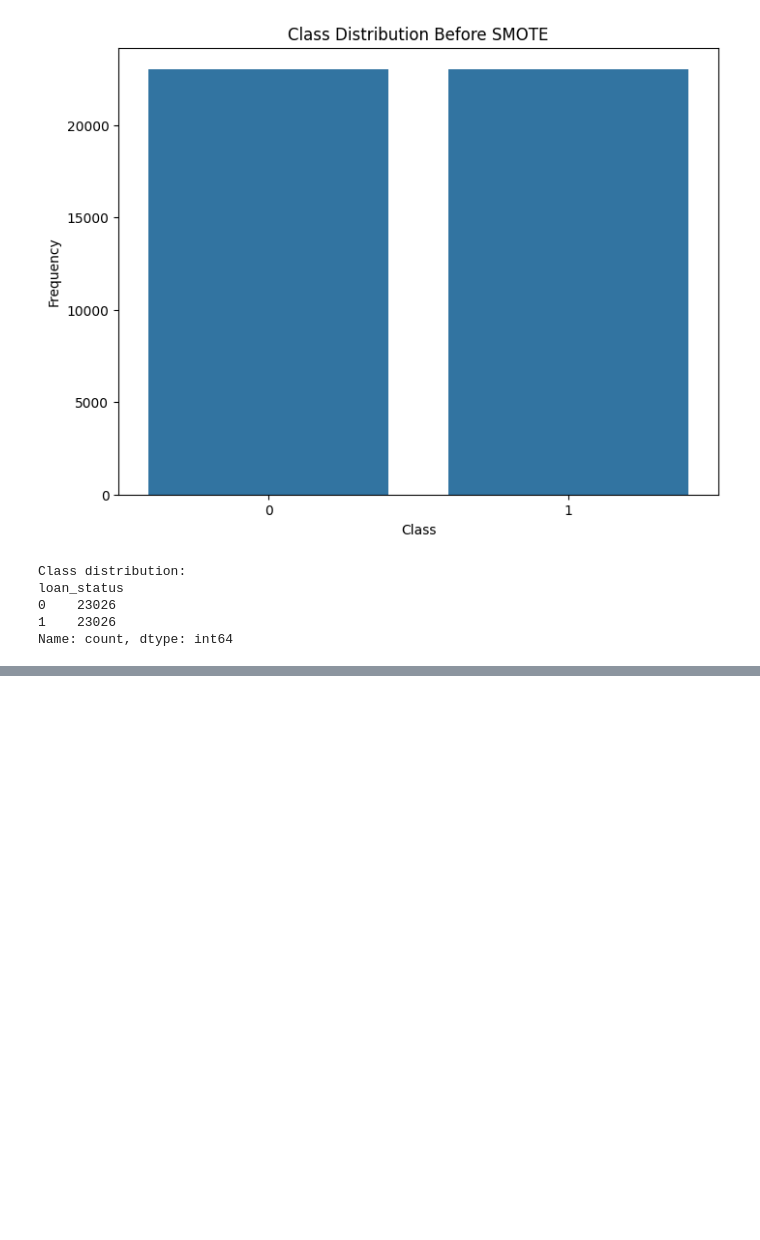
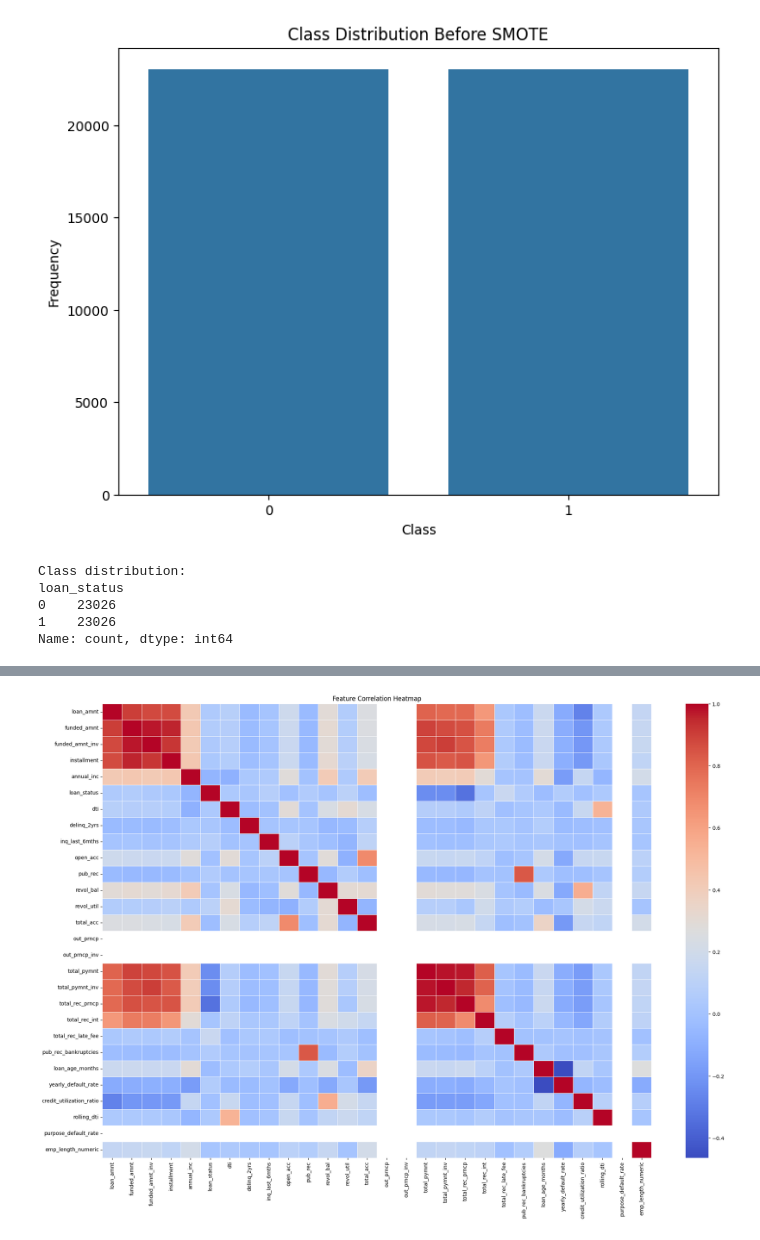
Before and after one commit to dhanmoti/ml-exercise, a Jupyter notebook: SMU_FNCE685_G2_PD_Prediction_v2.ipynb, the cells around one changed output, grey strips where cells are left out. Saved outputs shown, nothing was run; the diff lists cells and outputs as text; code cells hidden in the pictures; blank space fills up the shorter version.

```diff
--- a/SMU_FNCE685_G2_PD_Prediction_v2.ipynb
+++ b/SMU_FNCE685_G2_PD_Prediction_v2.ipynb
@@ -860,0 +1291,19 @@ plot_roc_curve(y_test, y_pred_proba, "LogisticRegression")
+# %%
+# Handle missing values. Drop if it is not normal distribution
+df_fe['pub_rec_bankruptcies'].fillna(df_fe[col].mode(), inplace=True)
+df_fe['emp_length'].fillna(df_fe[col].median(), inplace=True)
+df_fe['revol_util'].fillna(df_fe[col].mean(), inplace=True)
+# %%
+# 3. Convert date columns to datetime objects.
+date_columns = {
+      'last_credit_pull_d': '%b-%y',
+      'earliest_cr_line': '%b-%y'
+}
+for col, date_format in date_columns.items():
+    if col in df_fe.columns:
+        df_fe[col] = pd.to_datetime(df_fe[col], format=date_format)
+
+# 3.1 Convert date to ordinal numerical data
+datetime_cols = df_fe.select_dtypes(include=['datetime64[ns]']).columns
+for col in datetime_cols:
+    df_fe[col] = df_fe[col].apply(lambda x: x.toordinal() if pd.notnull(x) else None)
@@ -860,0 +1375,27 @@ plot_roc_curve(y_test, y_pred_proba, "LogisticRegression")
+# %%
+# Handle missing values.
+df_fe.dropna(inplace=True)
+# %%
+# Show correlation matrix
+
+annot=False
+figsize=(24, 16)
+cmap="coolwarm"
+linewidths=0.5
+columns_subset=None
+
+if columns_subset is not None:
+    data = df_fe[columns_subset]
+else:
+    data = df_fe.select_dtypes(include=[np.number])
+
+# Compute the correlation matrix.
+corr_matrix = data.corr()
+
+# Create the heatmap.
+plt.figure(figsize=figsize)
+sns.heatmap(corr_matrix, annot=annot, fmt=".2f", cmap=cmap, linewidths=linewidths)
+plt.title("Feature Correlation Heatmap")
+plt.show()
+# %% [output]
+[figure, added]
```
Also changed, not shown: parts of 74 cells of this notebook.
